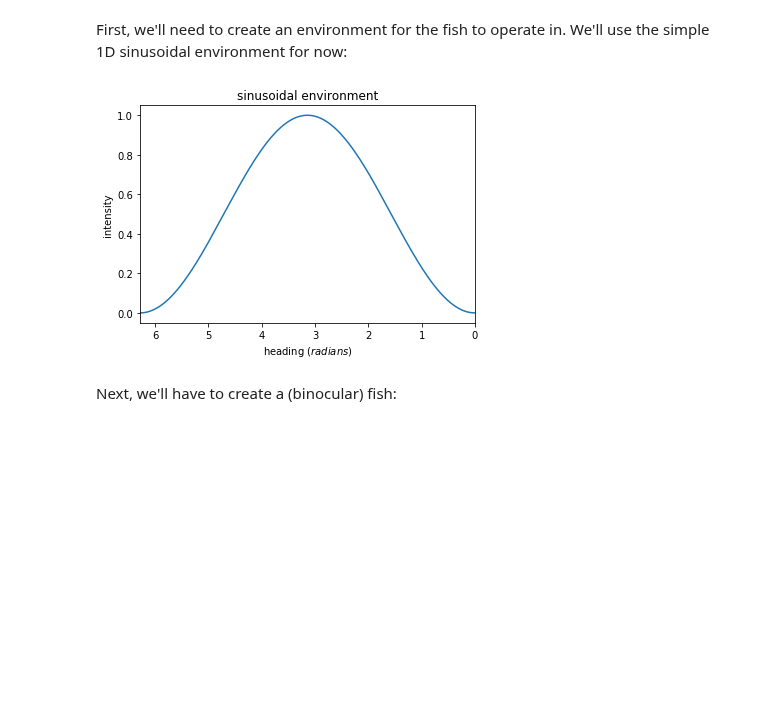
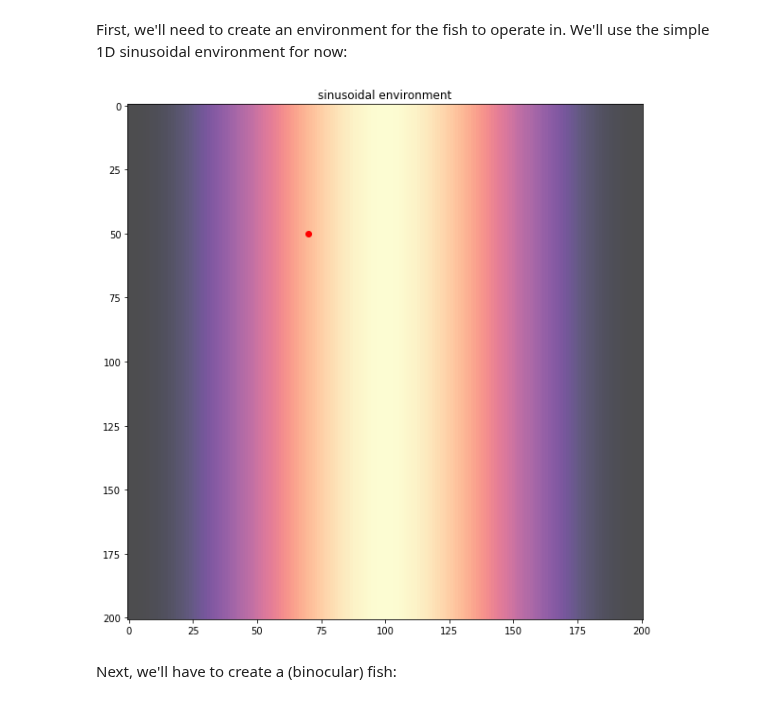
Before and after one commit to diptodip/brightfish, a Jupyter notebook: notebooks/fish.ipynb, the cells around one changed output. Saved outputs shown, nothing was run; the diff lists cells and outputs as text; code cells hidden in the pictures; blank space fills up the shorter version.

Commit message:
Update notebook with movement plots

```diff
--- a/notebooks/fish.ipynb
+++ b/notebooks/fish.ipynb
@@ -19,16 +19,14 @@ import brightfish.fish as fish
 # %% [markdown]
 First, we'll need to create an environment for the fish to operate in. We'll use the simple 1D sinusoidal environment for now:
 # %%
-e = environment.SinusoidalCircle(201, static=True)
-fig = plt.figure()
-plt.plot(np.linspace(e.start, e.stop, num=e.shape), e.stage)
-plt.xlim(2*np.pi, 0)
+e = environment.SinusoidalGradient((201, 201), static=True)
+fig = plt.figure(figsize=(10, 10))
+plt.imshow(e.stage, cmap='magma', alpha=0.7)
+plt.scatter([70], [50], c='r')
 plt.title("sinusoidal environment")
-plt.xlabel(r"heading ($radians$)")
-plt.ylabel("intensity")
 plt.show()
 # %% [output]
-[figure, old version]
+[figure, new version]
 # %% [markdown]
 Next, we'll have to create a (binocular) fish:
 # %%
```
Also changed, not shown: parts of 4 cells of this notebook.
